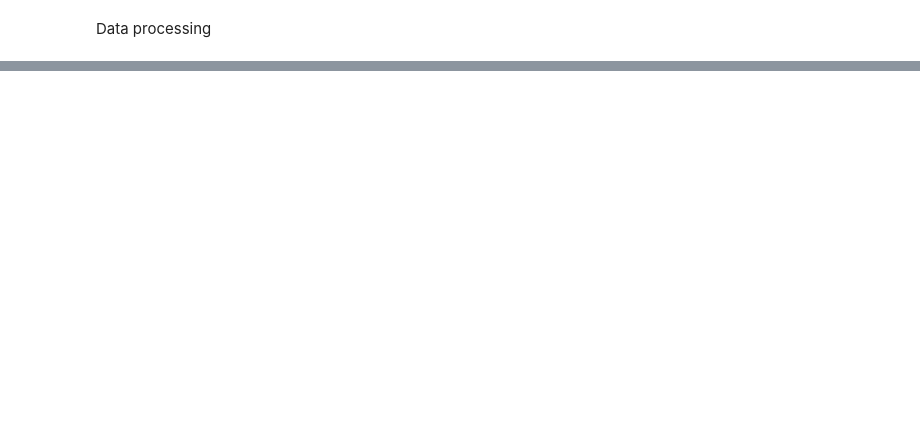
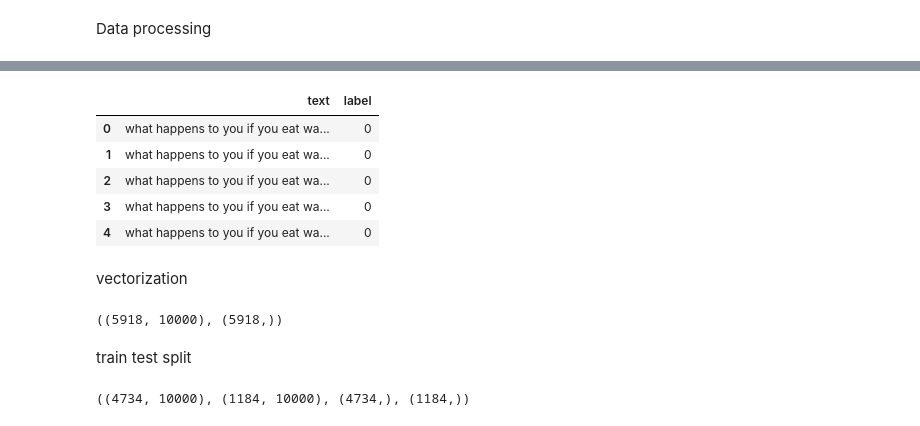
Before and after one commit to SwaritSamiran/hallucination-detector-nlp, a Jupyter notebook: notebook/data_processing.ipynb, the cells around one changed output, grey strips where cells are left out. Cells and saved outputs as stored; diff of their text form; code cells hidden in the pictures; blank space fills up the shorter version.

```diff
--- a/notebook/data_processing.ipynb
+++ b/notebook/data_processing.ipynb
@@ -22,0 +123,45 @@ DatasetDict({
+# %%
+# combining question and answer into one text
+df_val["text"] = df_val["question"] + " [SEP] " + df_val["answer"]
+
+df_val[["text", "label"]].head()
+# %% [output]
+|  | text | label |
+| 0 | what happens to you if you eat wa... | 0 |
+| 1 | what happens to you if you eat wa... | 0 |
+| 2 | what happens to you if you eat wa... | 0 |
+| 3 | what happens to you if you eat wa... | 0 |
+| 4 | what happens to you if you eat wa... | 0 |
+# %% [markdown]
+vectorization
+# %%
+from sklearn.feature_extraction.text import TfidfVectorizer
+
+vectorizer = TfidfVectorizer(
+    max_features=10000,
+    ngram_range=(1, 2),
+    stop_words="english"
+)
+
+X = vectorizer.fit_transform(df_val["text"])
+y = df_val["label"]
+
+X.shape, y.shape
+# %% [output]
+((5918, 10000), (5918,))
+# %% [markdown]
+train test split
+# %%
+from sklearn.model_selection import train_test_split
+
+X_train, X_test, y_train, y_test = train_test_split(
+    X,
+    y,
+    test_size=0.2,
+    random_state=42,
+    stratify=y
+)
+
+X_train.shape, X_test.shape, y_train.shape, y_test.shape
+# %% [output]
+((4734, 10000), (1184, 10000), (4734,), (1184,))
```
Also changed, not shown: parts of 8 cells of this notebook.
